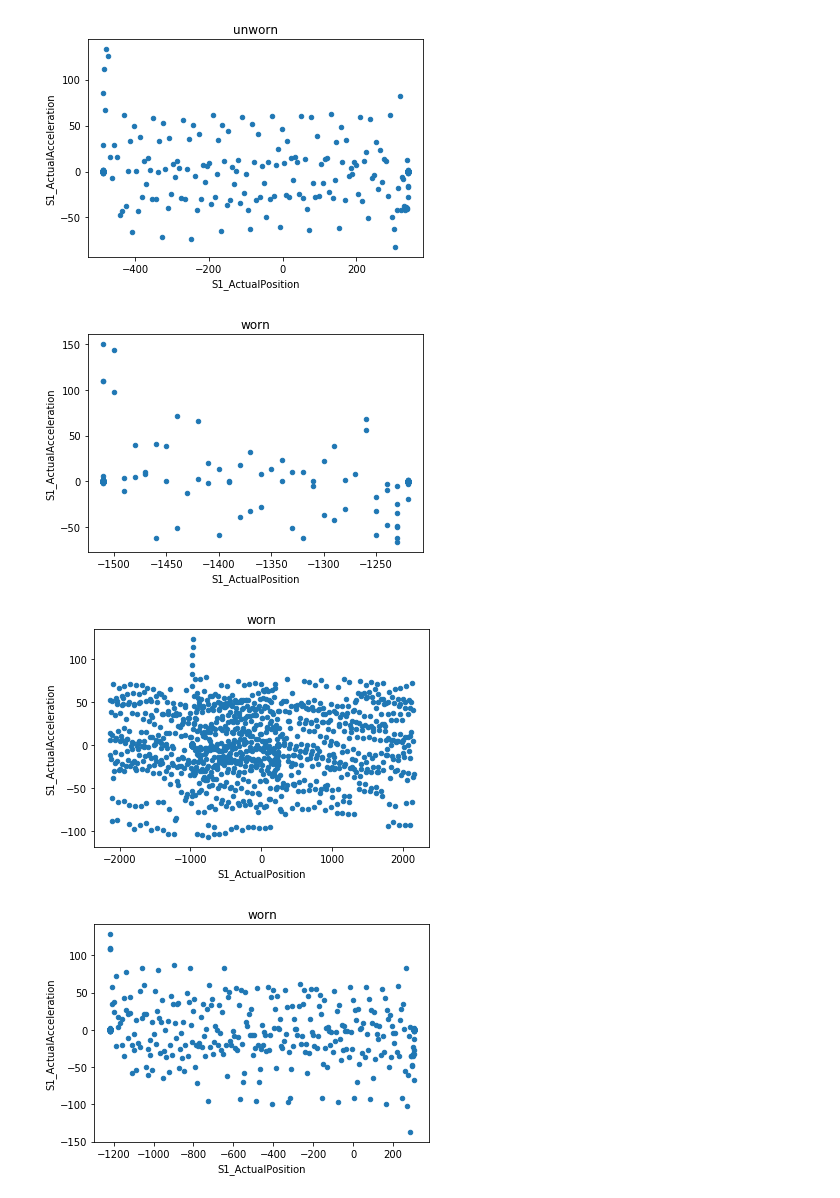
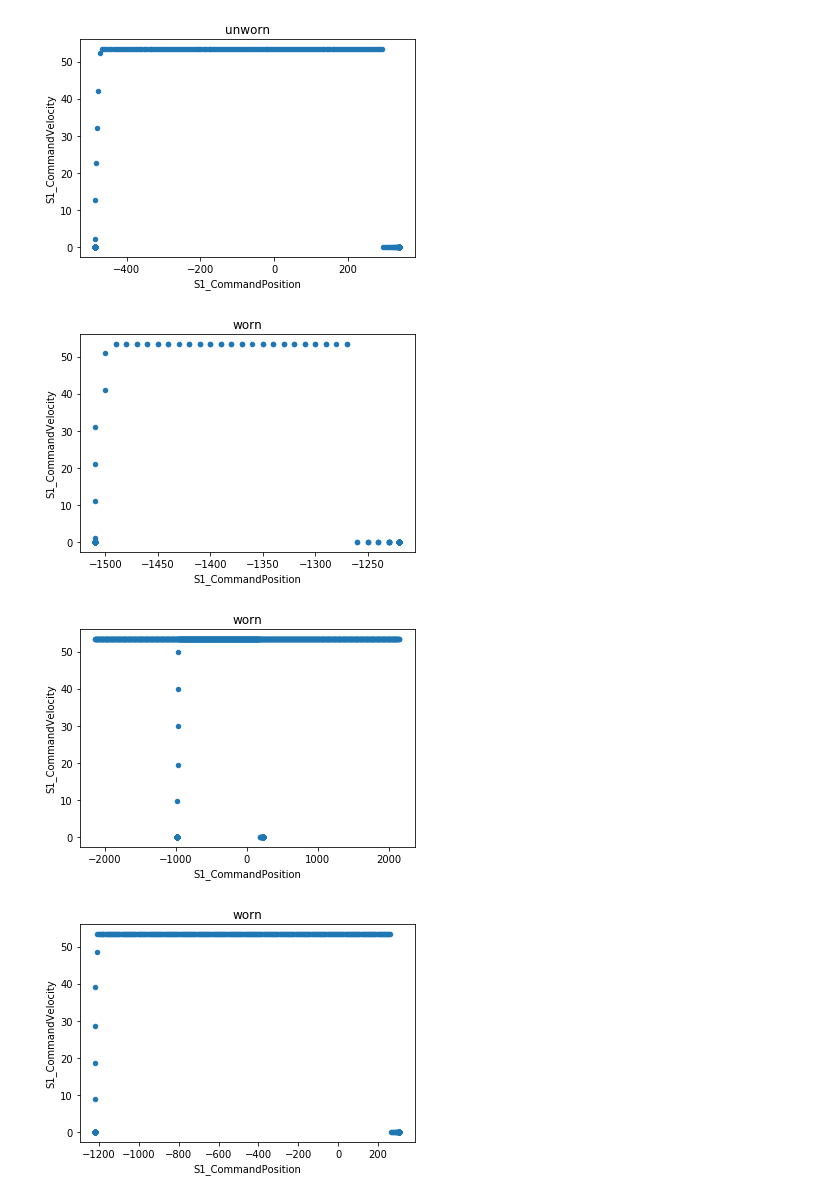
Before and after one commit to admin-create/DrillBitMonitor, a Jupyter notebook: nn.ipynb, the cells around one changed output. Saved outputs shown, nothing was run; the diff lists cells and outputs as text; code cells hidden in the pictures.

```diff
--- a/nn.ipynb
+++ b/nn.ipynb
@@ -1,5 +1,6 @@
 # %%
 import pandas as pd
+import scipy.io as sio
 import plotly.plotly as py
 import plotly.graph_objs as go
 import matplotlib.pyplot as plt
@@ -10,6 +11,9 @@ import os
 from keras.models import Sequential
 from keras.layers import Dense, Dropout
 from keras.layers import Activation, Dense
+import csv
+
+
 
 class Spindle_Motor_Graphs():
 
@@ -44,12 +48,12 @@ class Spindle_Motor_Graphs():
                 self._path = self._files[i]
                 df = self.dataframe()
                 plt.title('worn')
-                df.plot(kind='scatter', x=l[1], y=l[3])
+                df.plot(kind='scatter', x=l[4], y=l[5])
             elif self._conditions[i]=='unworn':
                 self._path = self._files[i]
                 df = self.dataframe()
                 plt.title('unworn')
-                df.plot(kind='scatter', x=l[1], y=l[3])
+                df.plot(kind='scatter', x=l[4], y=l[5])
 
 
 """Import train.csv"""
@@ -199,4 +203,4 @@ Epoch 10/10
-[figure, old version]
+[figure, new version]
-[figure, old version]
+[figure, new version]
-[figure, old version]
+[figure, new version]
-[figure, old version]
+[figure, new version]
```
Also changed, not shown: parts of 1 cell of this notebook.
